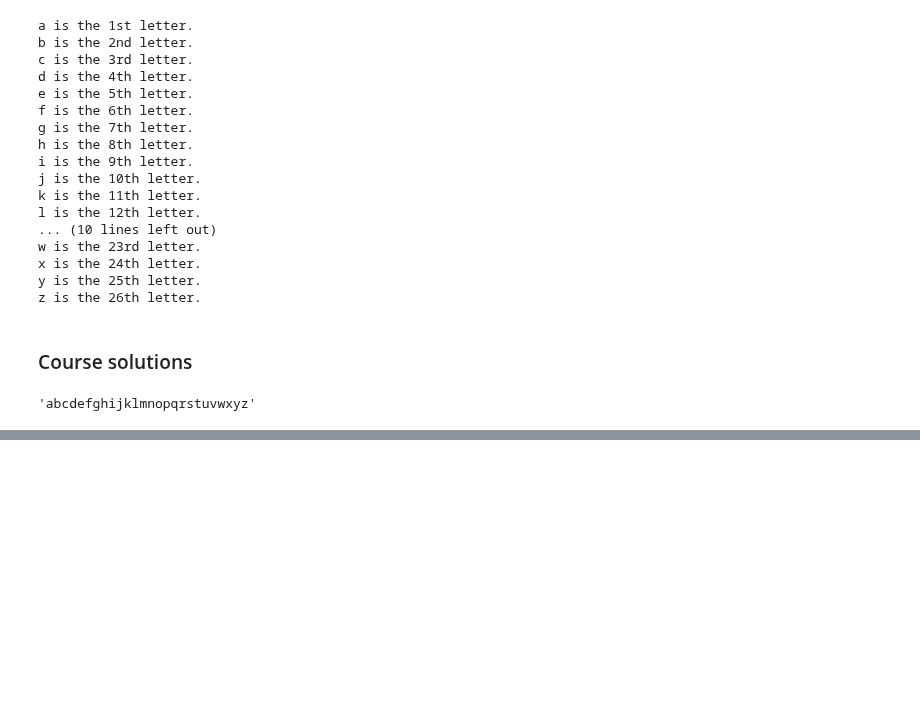
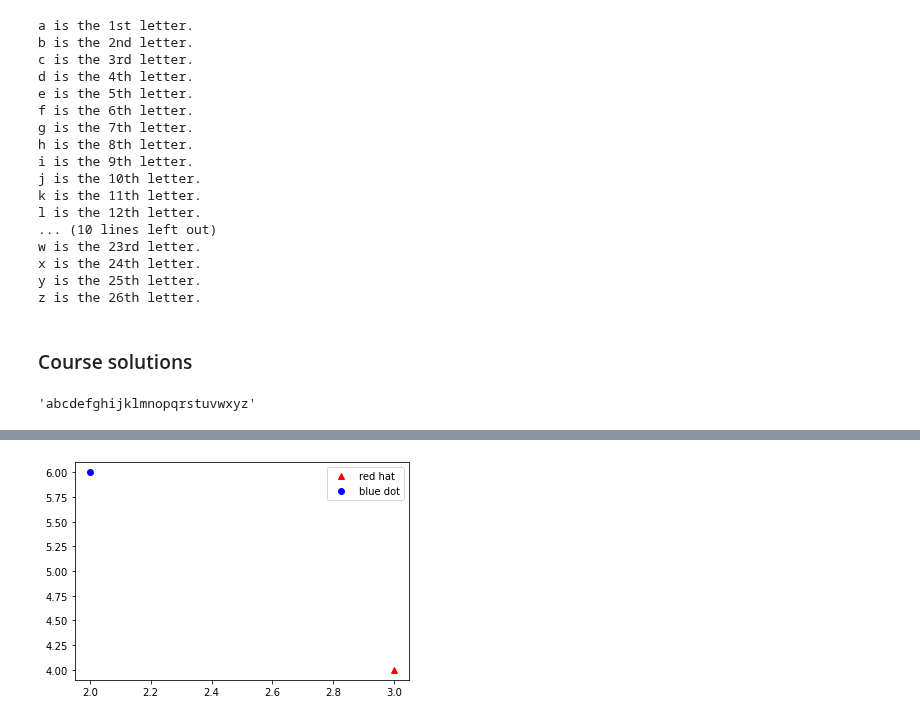
Before and after one commit to kavinda-ravishan/A_deep_understanding_of_deep_learning, a Jupyter notebook: 04 Python intro_ Text and plots/app.ipynb, the cells around one changed output, grey strips where cells are left out. Drawn from its saved outputs; the diff is of its cells as text; code cells hidden in the pictures; blank space fills up the shorter version.

```diff
--- a/04 Python intro_ Text and plots/app.ipynb
+++ b/04 Python intro_ Text and plots/app.ipynb
@@ -89,0 +107,7 @@ letters
+# %%
+plt.plot(3, 4, 'r^', label = 'red hat')
+plt.plot(2, 6, 'bo', label = 'blue dot')
+plt.legend()
+plt.show()
+# %% [output]
+[figure, added]
```
Also changed, not shown: parts of 8 cells of this notebook.
